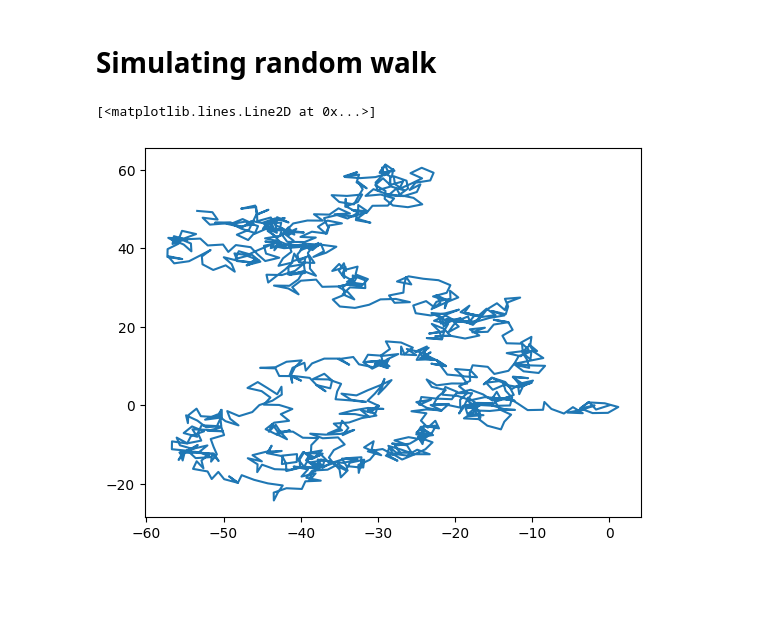
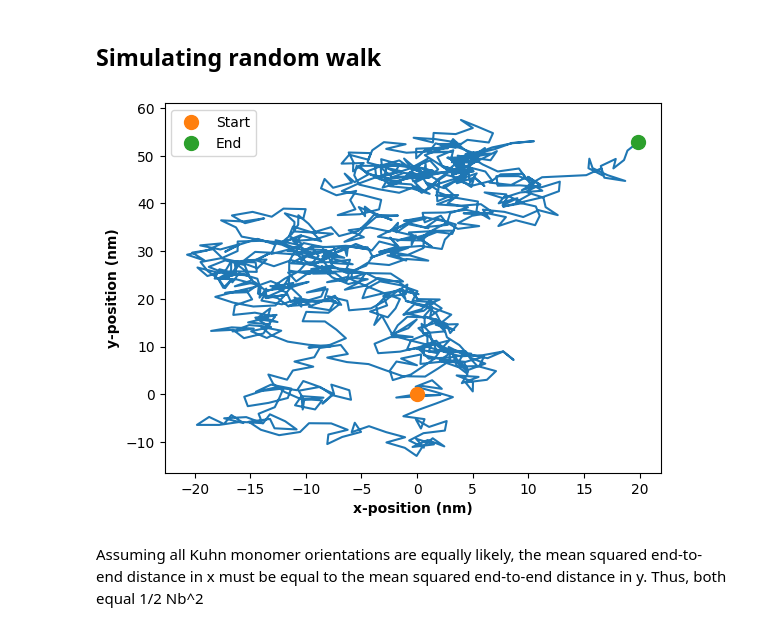
Before and after one commit to apz62/BIEN-514, a Jupyter notebook: Homework 2.ipynb, the cells around one changed output. Cells and saved outputs as stored; diff of their text form; code cells hidden in the pictures; blank space fills up the shorter version.

```diff
--- a/Homework 2.ipynb
+++ b/Homework 2.ipynb
@@ -5,20 +9,2 @@ import math
 # %% [markdown]
-# Simulating random walk
+## Simulating random walk
-# %%
-def random_walk(N, b):
-    x_coords = [0]
-    y_coords = [0]
-
-    for i in range(N):
-        theta = random.uniform(0, 2*math.pi)
-        x_coords.append(x_coords[i] + (b*math.cos(theta)))
-        y_coords.append(y_coords[i] + (b*math.sin(theta)))
-
-    return x_coords, y_coords
-
-x, y = random_walk(1000, 2)
-
-plt.plot(x, y)
-# %% [output]
-[<matplotlib.lines.Line2D at 0x...>]
-[figure, removed]
@@ -24,0 +26,37 @@ plt.plot(x, y)
+# %%
+def random_walk(N:int, b):
+    """"
+    Simulate random walk for 2-D freely jointed chain
+
+    Parameters
+    ---------_
+        N : number of Kuhn monomers
+        b : Kuhn length (nm)
+    """
+    x_steps, y_steps = random_steps(N, b)
+    x_coords = [0]
+    y_coords = [0]
+
+    for i in range(N): # recursively add steps and append to coordinates
+        x_coords.append(np.sum(x_steps[:i+1]))
+        y_coords.append(np.sum(y_steps[:i+1]))
+
+    return x_coords, y_coords
+# %%
+x, y = random_walk(1000, 2)
+
+size = 10
+
+plt.plot(x, y)
+plt.plot(0, 0, 'o', markersize=size, label='Start')
+plt.plot(x[-1], y[-1], 'o', markersize=size, label='End')
+
+
+plt.xlabel('x-position (nm)', weight='bold')
+plt.ylabel('y-position (nm)', weight='bold')
+plt.legend()
+plt.show()
+# %% [output]
+[figure, added]
+# %% [markdown]
+Assuming all Kuhn monomer orientations are equally likely, the mean squared end-to-end distance in x must be equal to the mean squared end-to-end distance in y. Thus, both equal 1/2 Nb^2
```
Also changed, not shown: parts of 5 cells of this notebook, 2 other files.
